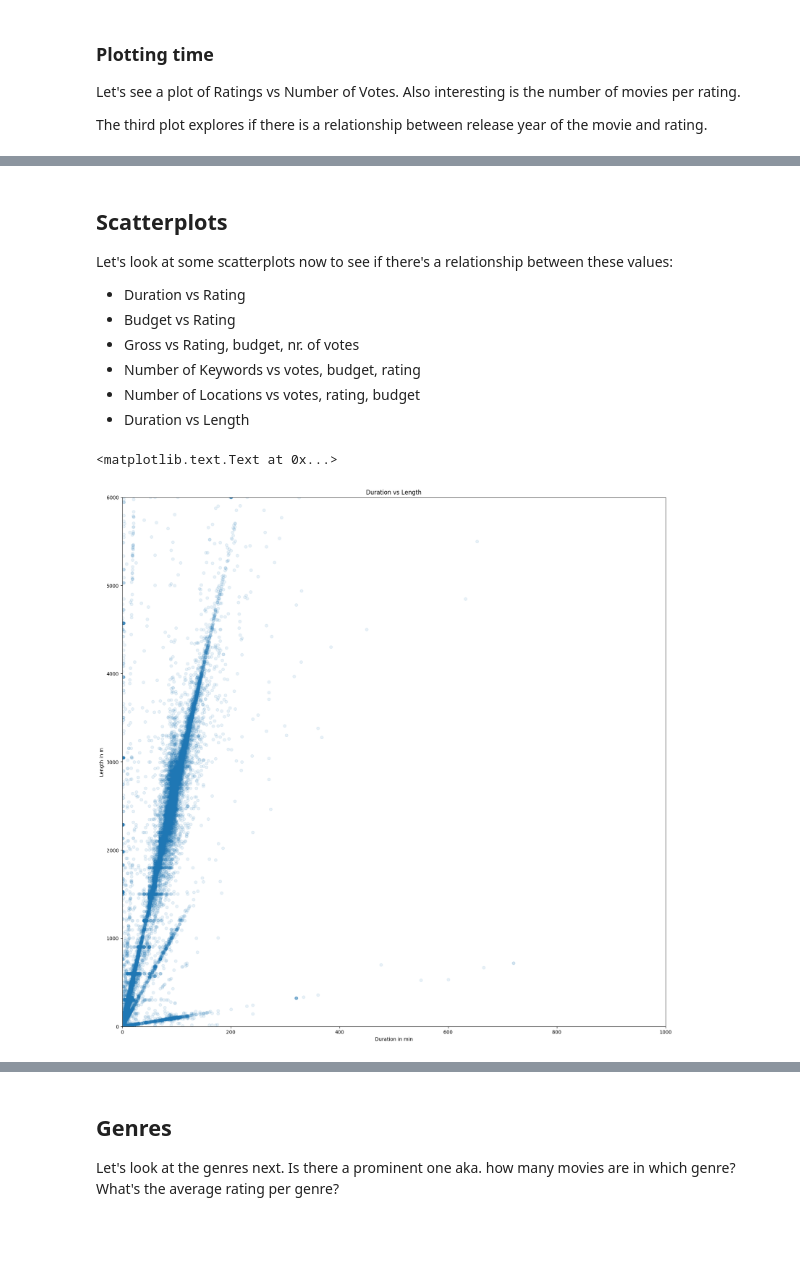
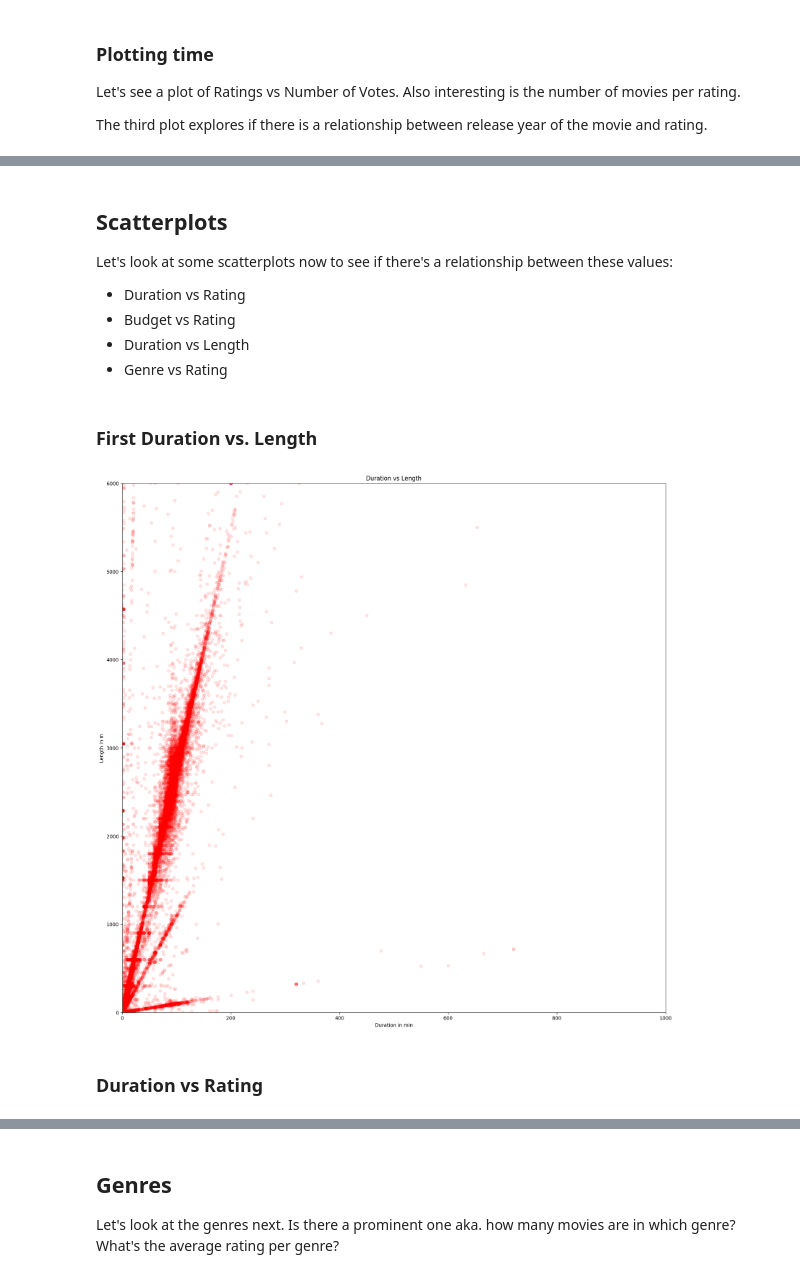
Before and after one commit to M4a1x/IMDBanalysis, a Jupyter notebook: src/visualize.ipynb, the cells around one changed output, grey strips where cells are left out. Drawn from its saved outputs; the diff is of its cells as text; code cells hidden in the pictures; blank space fills up the shorter version.

```diff
--- a/src/visualize.ipynb
+++ b/src/visualize.ipynb
@@ -138,7 +244,7 @@ Let's look at some scatterplots now to see if there's a relationship between the
 
   - Duration vs Rating
   - Budget vs Rating
-  - Gross vs Rating, budget, nr. of votes
-  - Number of Keywords vs votes, budget, rating
-  - Number of Locations vs votes, rating, budget
   - Duration vs Length
+  - Genre vs Rating
+# %% [markdown]
+### First Duration vs. Length
@@ -145,9 +257,5 @@ Let's look at some scatterplots now to see if there's a relationship between the
 # %%
-duration_gen = extract.get_running_times("../../database/selection/running-times.list")
-technical_gen = extract.get_technicals("../../database/selection/technical.list")
-
-combined = extract.combine_generator(duration_gen, technical_gen)
-
+# Extract lengths and duration
 lengths = []
 durations = []
 for data in combined.values():
@@ -165,16 +273,18 @@ for data in combined.values():
             continue
 
         lengths.append(length)
-        durations.append(sorted(data[0])[-1])
-
-fig = plt.figure(figsize=(20, 20), dpi=100)
-ax = fig.add_subplot(111)
-ax.set_xlim(0, 1000)
-ax.set_ylim(0, 6000)
-ax.scatter(x=durations, y=lengths, alpha=0.1)
-ax.set_xlabel("Duration in min")
-ax.set_ylabel("Length in m")
-ax.set_title("Duration vs Length")
+        durations.append(duration)
-# %% [output]
-<matplotlib.text.Text at 0x...>
-[figure, removed]
+# %%
+fig = plt.figure(figsize=(20, 20), dpi=100)
+ax = fig.add_subplot(111)
+ax.set_xlim(0, 1000)
+ax.set_ylim(0, 6000)
+ax.scatter(x=durations, y=lengths, alpha=0.1, c='red')
+ax.set_xlabel("Duration in min")
+ax.set_ylabel("Length in m")
+ax.set_title("Duration vs Length")
+fig
+# %% [output]
+[figure, added]
+# %% [markdown]
+### Duration vs Rating
```
Also changed, not shown: parts of 37 cells of this notebook, 1 other file.
